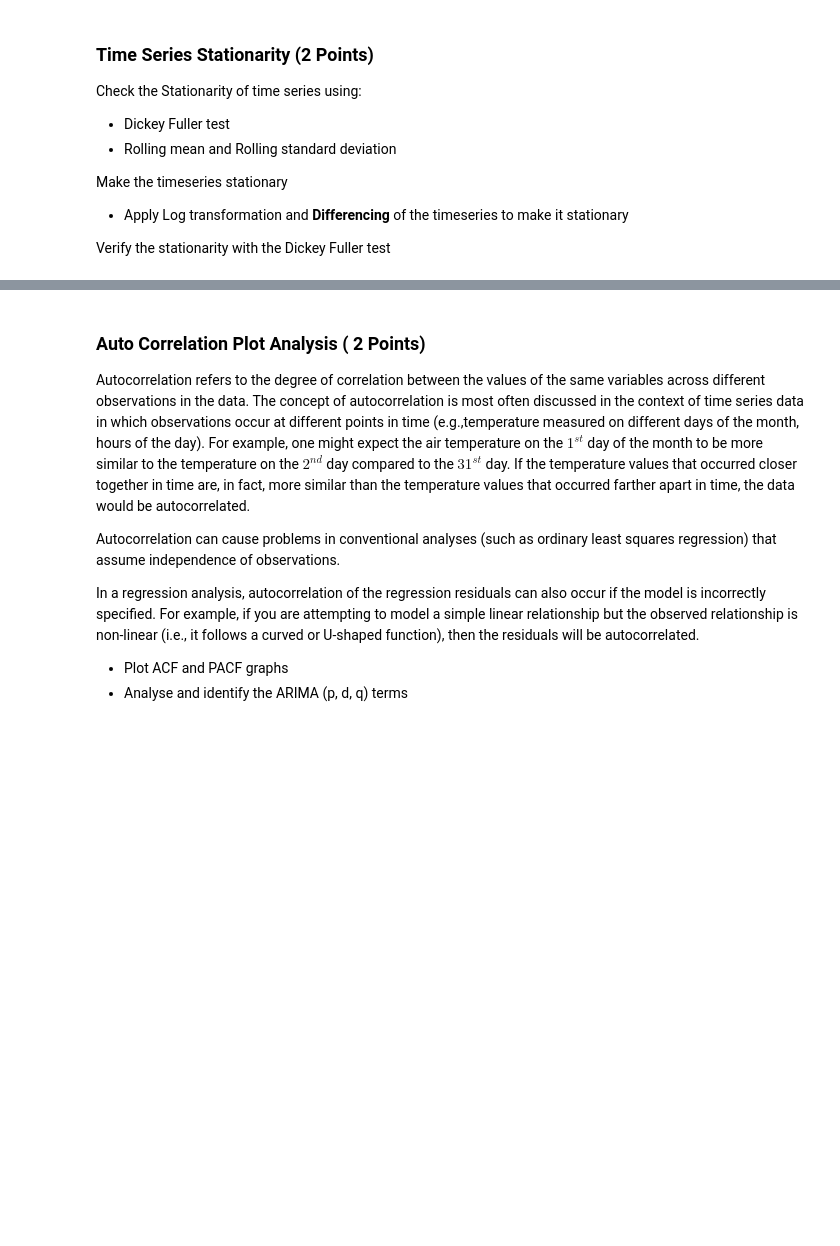
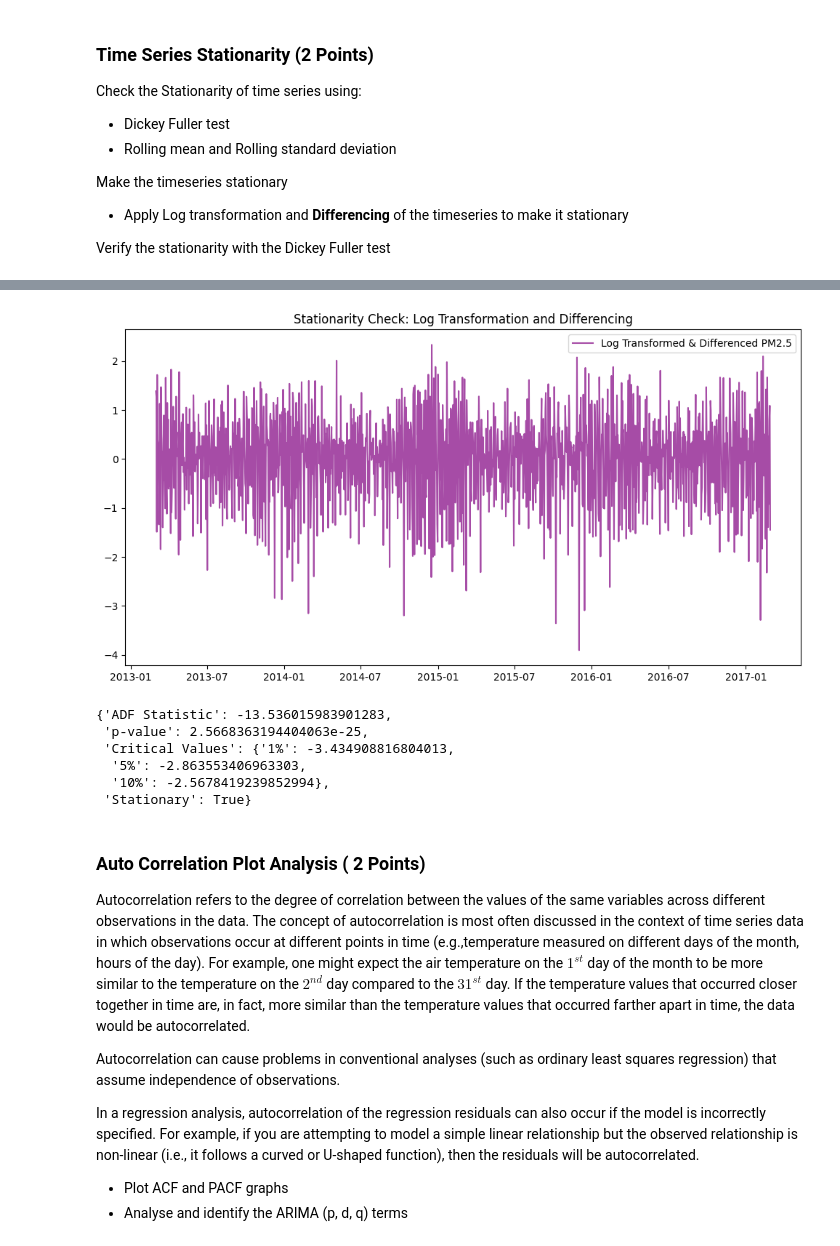
Before and after one commit to vchandraiitk/PokerCardGame, a Jupyter notebook: Vikas_M8_NB_MiniProject_4_AirQuality_Forecast_ARIMA.ipynb, the cells around one changed output, grey strips where cells are left out. Drawn from its saved outputs; the diff is of its cells as text; code cells hidden in the pictures; blank space fills up the shorter version.

```diff
--- a/Vikas_M8_NB_MiniProject_4_AirQuality_Forecast_ARIMA.ipynb
+++ b/Vikas_M8_NB_MiniProject_4_AirQuality_Forecast_ARIMA.ipynb
@@ -324,3 +205,30 @@ adf_original: monthly
+# %%
+# Reduce dataset size by resampling to daily mean values to avoid memory issues
+df_daily = df['PM2.5'].resample('D').mean()
+
+# Apply log transformation to stabilize variance
+df_log = np.log(df_daily + 1)  # Adding 1 to avoid log(0)
+
+# Apply differencing to remove trends
+df_diff = df_log.diff().dropna()
+
+# Plot transformed series
+plt.figure(figsize=(12, 6))
+plt.plot(df_diff, label="Log Transformed & Differenced PM2.5", color='purple', alpha=0.7)
+plt.title("Stationarity Check: Log Transformation and Differencing")
+plt.legend()
+plt.show()
+
+# Perform Dickey-Fuller test on transformed series
+adf_test(df_diff)
+# %% [output]
+[figure, added]
+{'ADF Statistic': -13.536015983901283,
+ 'p-value': 2.5668363194404063e-25,
+ 'Critical Values': {'1%': -3.434908816804013,
+  '5%': -2.863553406963303,
+  '10%': -2.5678419239852994},
+ 'Stationary': True}
 # %% [markdown]
 ### Auto Correlation Plot Analysis ( 2 Points)
 
```
Also changed, not shown: parts of 12 cells of this notebook.
